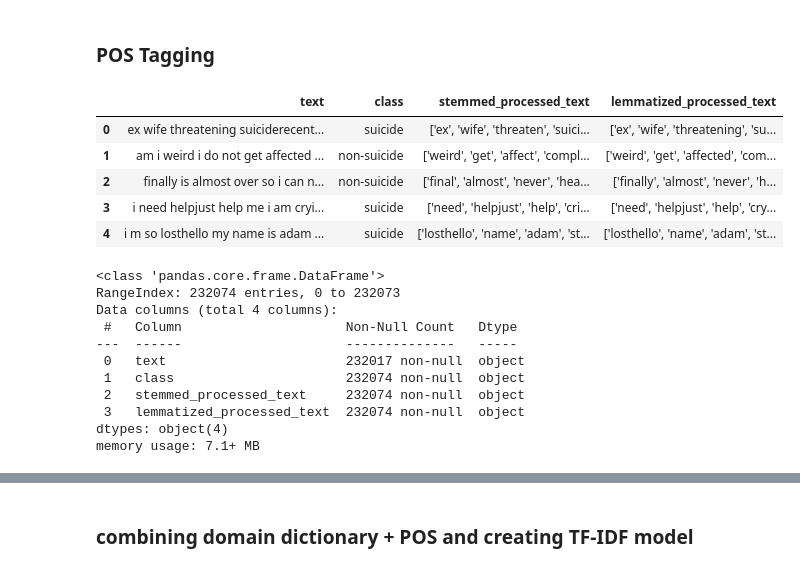
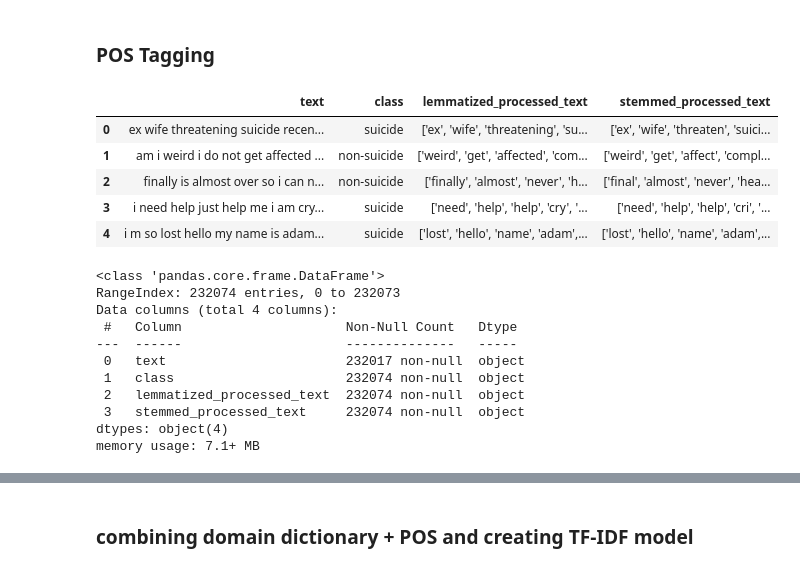
Before and after one commit to graceangrh/Text-mining-Suicide-Ideation, a Jupyter notebook: Domain Dictionary + POS Tagging.ipynb, the cells around one changed output, grey strips where cells are left out. Saved outputs shown, nothing was run; the diff lists cells and outputs as text; code cells hidden in the pictures.

```diff
--- a/Domain Dictionary + POS Tagging.ipynb
+++ b/Domain Dictionary + POS Tagging.ipynb
@@ -141,15 +141,15 @@ len(list_of_lem)
 # %% [markdown]
 ### POS Tagging
 # %%
-data = pd.read_csv("preprocessed_data.csv")
+data = pd.read_csv("preprocessed_data_new.csv")
 data.head()
 # %% [output]
-|  | text | class | stemmed_processed_text | lemmatized_processed_text |
-| 0 | ex wife threatening suiciderecent... | suicide | ['ex', 'wife', 'threaten', 'suici... | ['ex', 'wife', 'threatening', 'su... |
-| 1 | am i weird i do not get affected ... | non-suicide | ['weird', 'get', 'affect', 'compl... | ['weird', 'get', 'affected', 'com... |
-| 2 | finally is almost over so i can n... | non-suicide | ['final', 'almost', 'never', 'hea... | ['finally', 'almost', 'never', 'h... |
-| 3 | i need helpjust help me i am cryi... | suicide | ['need', 'helpjust', 'help', 'cri... | ['need', 'helpjust', 'help', 'cry... |
-| 4 | i m so losthello my name is adam ... | suicide | ['losthello', 'name', 'adam', 'st... | ['losthello', 'name', 'adam', 'st... |
+|  | text | class | lemmatized_processed_text | stemmed_processed_text |
+| 0 | ex wife threatening suicide recen... | suicide | ['ex', 'wife', 'threatening', 'su... | ['ex', 'wife', 'threaten', 'suici... |
+| 1 | am i weird i do not get affected ... | non-suicide | ['weird', 'get', 'affected', 'com... | ['weird', 'get', 'affect', 'compl... |
+| 2 | finally is almost over so i can n... | non-suicide | ['finally', 'almost', 'never', 'h... | ['final', 'almost', 'never', 'hea... |
+| 3 | i need help just help me i am cry... | suicide | ['need', 'help', 'help', 'cry', '... | ['need', 'help', 'help', 'cri', '... |
+| 4 | i m so lost hello my name is adam... | suicide | ['lost', 'hello', 'name', 'adam',... | ['lost', 'hello', 'name', 'adam',... |
 # %%
 data.info()
 # %% [output]
@@ -160,8 +160,8 @@ Data columns (total 4 columns):
 ---  ------                     --------------   -----
  0   text                       232017 non-null  object
  1   class                      232074 non-null  object
- 2   stemmed_processed_text     232074 non-null  object
- 3   lemmatized_processed_text  232074 non-null  object
+ 2   lemmatized_processed_text  232074 non-null  object
+ 3   stemmed_processed_text     232074 non-null  object
 dtypes: object(4)
 memory usage: 7.1+ MB
 # %%
```
Also changed, not shown: parts of 48 cells of this notebook.
